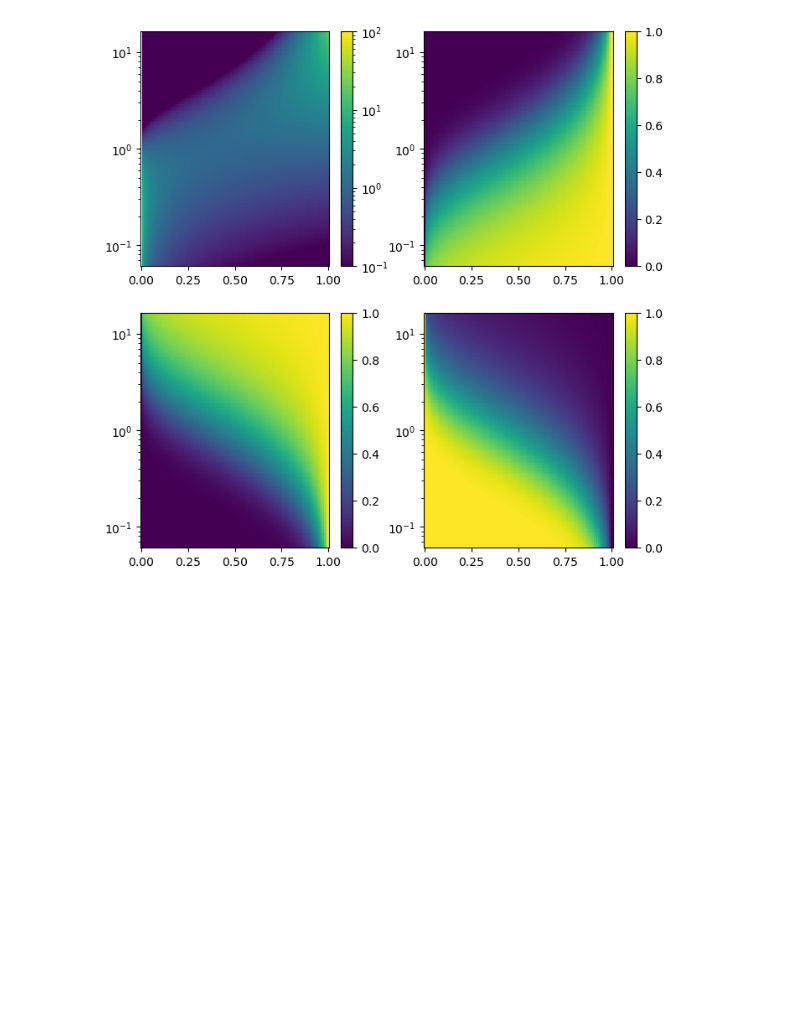
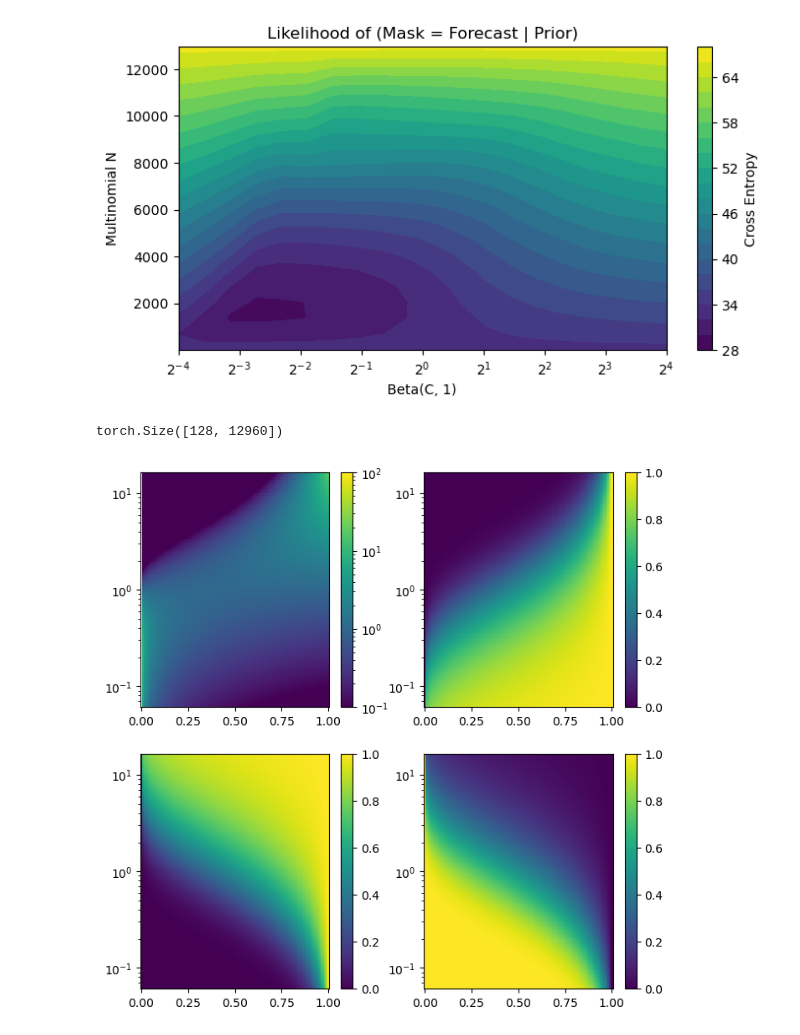
Before and after one commit to jthuemmel/thesis, a Jupyter notebook: simplify.ipynb, the cells around one changed output. Saved outputs shown, nothing was run; the diff lists cells and outputs as text; code cells hidden in the pictures; blank space fills up the shorter version.

```diff
--- a/simplify.ipynb
+++ b/simplify.ipynb
@@ -21,3 +21,43 @@ from matplotlib.colors import LogNorm
 @dataclass
 class MultiObjectiveConfig:
     pass
+# %%
+world = WorldConfig(field_sizes={"v": 9, "t": 72, "h": 64, "w": 120}, patch_sizes={'vv': 1, 'tt': 6, 'hh': 8, 'ww': 8}, batch_size=1, tau = 8)
+fm = ForecastMasking(world)
+# %%
+event_dims = { 't': 1., "v": 10.,'h': 10., "w": 10.}
+size = world.token_shape
+base=2
+B = 128
+N = world.num_tokens
+
+Ks = torch.linspace(1, N, 20).long()
+#Ks = [int(N * 0.05), int(N * 0.1), int(N * 0.25), int(N * 0.5)]
+Cs = torch.logspace(-4, 4, 20, base=base)
+s = 1
+
+counts = torch.ones(len(Ks), len(Cs), B, size[s])
+Es = torch.empty(len(Ks), len(Cs))
+for n, k in enumerate(Ks):
+    for m, c in enumerate(Cs):
+        prior = torch.ones(B, N)
+        for d in event_dims.keys():
+            p = torch.linspace(1e-2, 1 - 1e-2,  world.token_sizes[d]).log().div(c).exp()
+            p = einops.repeat(p, f'{d} -> b (v t h w)', b = B, ** world.token_sizes)
+            prior *= p
+        indices = torch.multinomial(prior.clamp(1e-9), k)
+        mask = torch.zeros_like(prior, dtype=torch.float).scatter_(1, indices, 1.)
+        #mask = torch.bernoulli(prior)
+        task = fm((B,), return_indices=False)[0].float()
+        Es[n, m] = torch.nn.functional.binary_cross_entropy(mask, task)
+# %%
+plt.figure(figsize=(8,4))
+plt.contourf(Cs, Ks, Es, levels=20)
+plt.xscale('log', base = base)
+plt.colorbar(label = 'Cross Entropy')
+plt.xlabel("Beta(C, 1)")
+plt.ylabel("Multinomial N")
+plt.title("Likelihood of (Mask = Forecast | Prior)")
+plt.show()
+# %% [output]
+[figure, added]
@@ -24,3 +75,7 @@ class MultiObjectiveConfig:
+# %%
+task.shape
+# %% [output]
+torch.Size([128, 12960])
 # %%
 quantile_k = lambda u, a:  u.log().div(a).exp()
 quantile_k1p = lambda u, a:  u.neg().log1p().div(a).exp()
```
Also changed, not shown: parts of 1 cell of this notebook, 2 other files.
